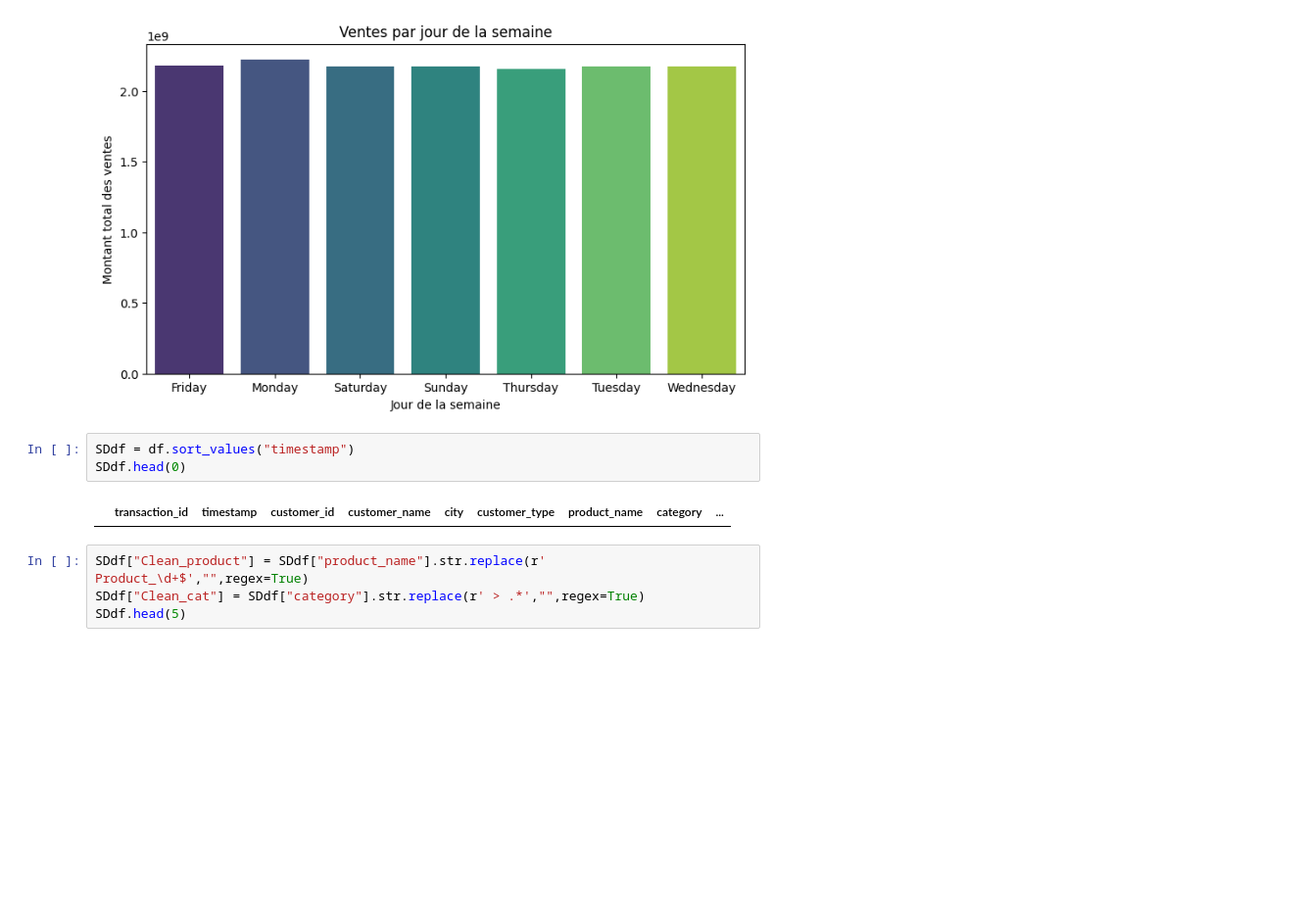
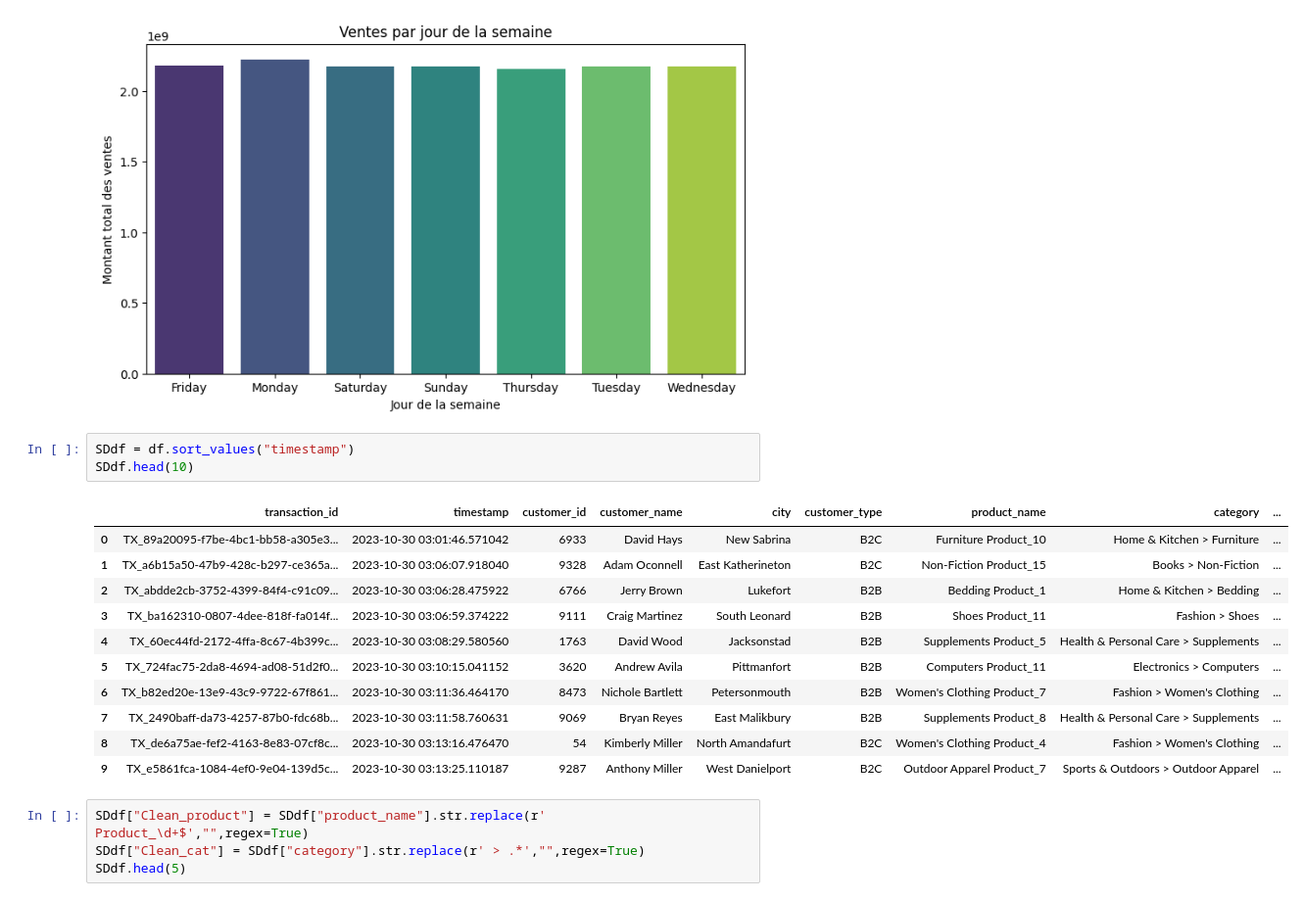
Before and after one commit to Zar-meyo/big-data-pipeline-Le-groupe, a Jupyter notebook: exploratory-data-analysis/eda.ipynb, the cells around one changed output. Shown: that part at 98% size. Drawn from its saved outputs; the diff is of its cells as text; blank space fills up the shorter version.

```diff
--- a/exploratory-data-analysis/eda.ipynb
+++ b/exploratory-data-analysis/eda.ipynb
@@ -197,9 +206,19 @@ Passing `palette` without assigning `hue` is deprecated and will be removed in v
 [figure]
 # %%
 SDdf = df.sort_values("timestamp")
-SDdf.head(0)
+SDdf.head(10)
 # %% [output]
 |  | transaction_id | timestamp | customer_id | customer_name | city | customer_type | product_name | category | ... |
+| 0 | TX_89a20095-f7be-4bc1-bb58-a305e3... | 2023-10-30 03:01:46.571042 | 6933 | David Hays | New Sabrina | B2C | Furniture Product_10 | Home & Kitchen > Furniture | ... |
+| 1 | TX_a6b15a50-47b9-428c-b297-ce365a... | 2023-10-30 03:06:07.918040 | 9328 | Adam Oconnell | East Katherineton | B2C | Non-Fiction Product_15 | Books > Non-Fiction | ... |
+| 2 | TX_abdde2cb-3752-4399-84f4-c91c09... | 2023-10-30 03:06:28.475922 | 6766 | Jerry Brown | Lukefort | B2B | Bedding Product_1 | Home & Kitchen > Bedding | ... |
+| 3 | TX_ba162310-0807-4dee-818f-fa014f... | 2023-10-30 03:06:59.374222 | 9111 | Craig Martinez | South Leonard | B2B | Shoes Product_11 | Fashion > Shoes | ... |
+| 4 | TX_60ec44fd-2172-4ffa-8c67-4b399c... | 2023-10-30 03:08:29.580560 | 1763 | David Wood | Jacksonstad | B2B | Supplements Product_5 | Health & Personal Care > Supplements | ... |
+| 5 | TX_724fac75-2da8-4694-ad08-51d2f0... | 2023-10-30 03:10:15.041152 | 3620 | Andrew Avila | Pittmanfort | B2B | Computers Product_11 | Electronics > Computers | ... |
+| 6 | TX_b82ed20e-13e9-43c9-9722-67f861... | 2023-10-30 03:11:36.464170 | 8473 | Nichole Bartlett | Petersonmouth | B2B | Women's Clothing Product_7 | Fashion > Women's Clothing | ... |
+| 7 | TX_2490baff-da73-4257-87b0-fdc68b... | 2023-10-30 03:11:58.760631 | 9069 | Bryan Reyes | East Malikbury | B2B | Supplements Product_8 | Health & Personal Care > Supplements | ... |
+| 8 | TX_de6a75ae-fef2-4163-8e83-07cf8c... | 2023-10-30 03:13:16.476470 | 54 | Kimberly Miller | North Amandafurt | B2C | Women's Clothing Product_4 | Fashion > Women's Clothing | ... |
+| 9 | TX_e5861fca-1084-4ef0-9e04-139d5c... | 2023-10-30 03:13:25.110187 | 9287 | Anthony Miller | West Danielport | B2C | Outdoor Apparel Product_7 | Sports & Outdoors > Outdoor Apparel | ... |
 # %%
 SDdf["Clean_product"] = SDdf["product_name"].str.replace(r' Product_\d+$',"",regex=True)
 SDdf["Clean_cat"] = SDdf["category"].str.replace(r' > .*',"",regex=True)
```
Also changed, not shown: parts of 4 cells of this notebook.
